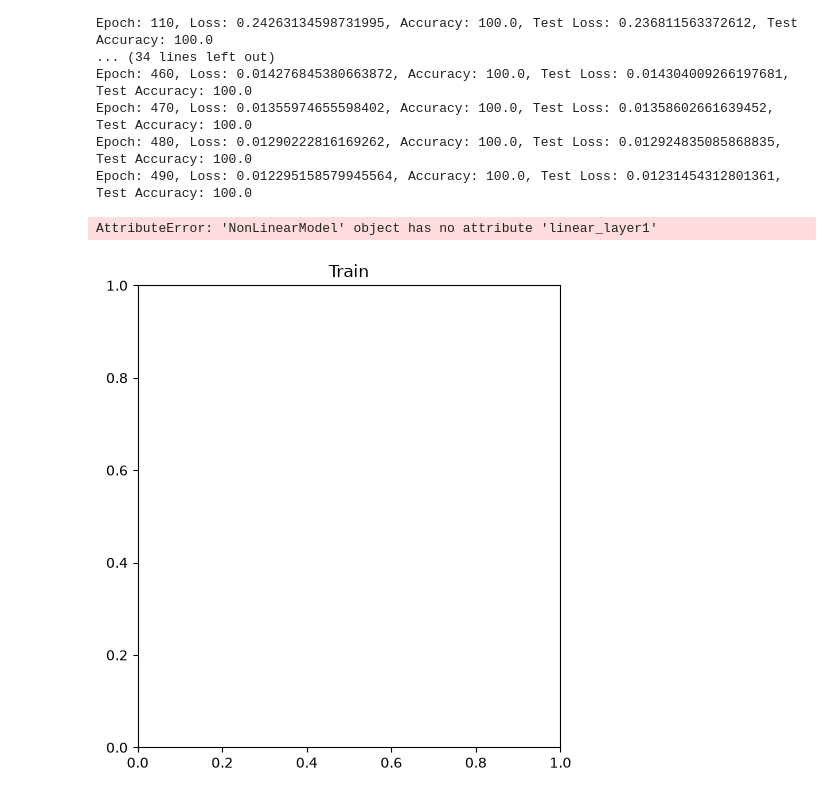
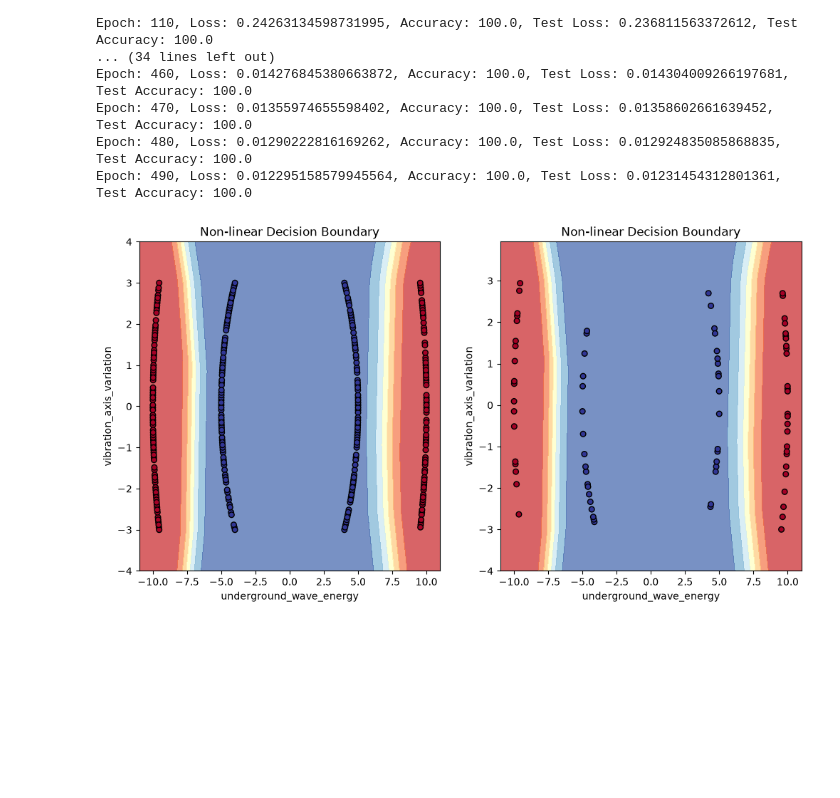
Before and after one commit to Enes-Sarpun/DeepLearningCoursePractices, a Jupyter notebook: Second_Project/non_linear.ipynb, the cells around one changed output. Saved outputs shown, nothing was run; the diff lists cells and outputs as text; code cells hidden in the pictures; blank space fills up the shorter version.

```diff
--- a/Second_Project/non_linear.ipynb
+++ b/Second_Project/non_linear.ipynb
@@ -211,15 +211,14 @@ def plot_nonlinear_decision_boundary(model, X, y):
 # %%
 plt.figure(figsize=(12, 6))
 
 plt.subplot(1, 2, 1)
 plt.title("Train")
 plot_nonlinear_decision_boundary(model_1, X_train, y_train)
 
 plt.subplot(1, 2, 2)
 plt.title("Test")
-plot_nonlinear_decision_boundary(model1, X_test, y_test)
+plot_nonlinear_decision_boundary(model_1, X_test, y_test)
 
 plt.show()
 # %% [output]
-AttributeError: 'NonLinearModel' object has no attribute 'linear_layer1'
-[figure, old version]
+[figure, new version]
```
